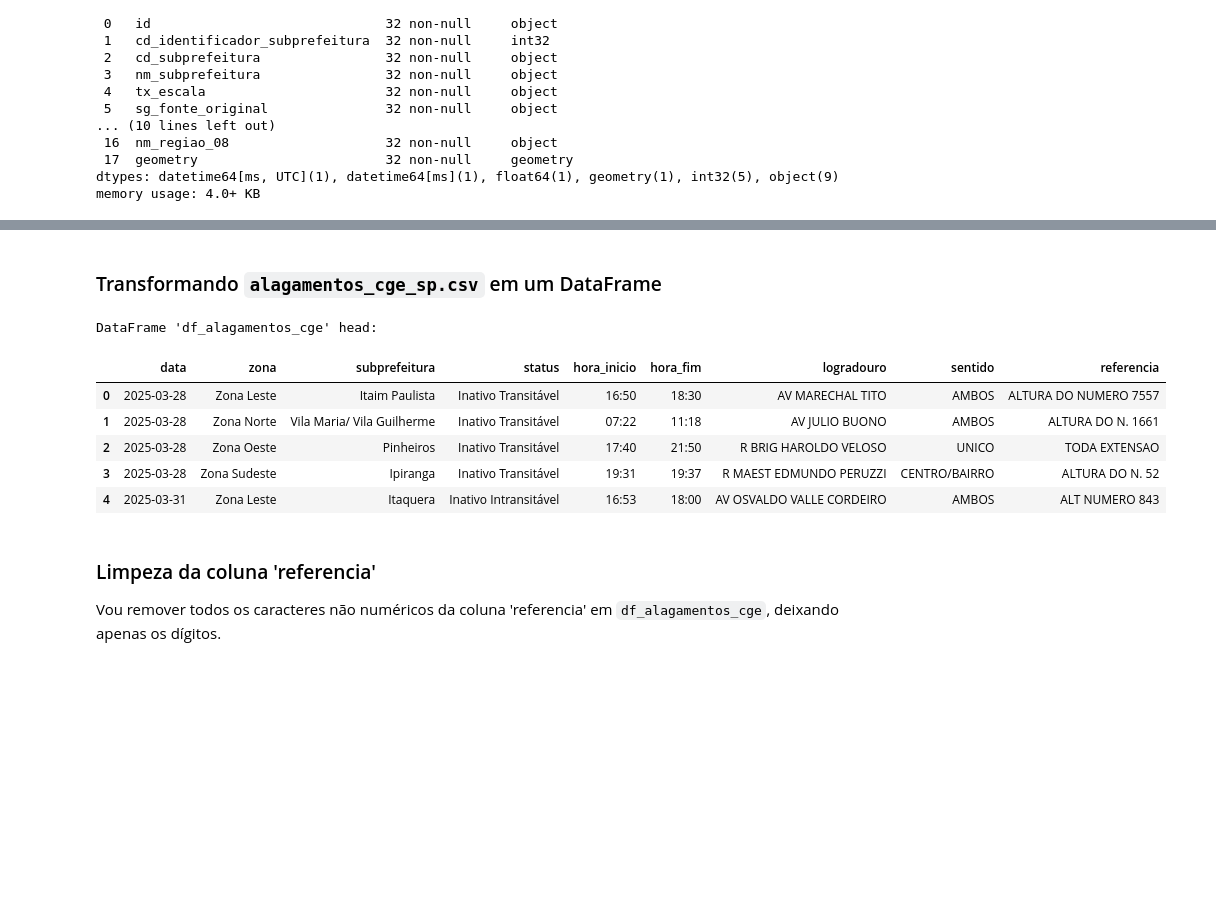
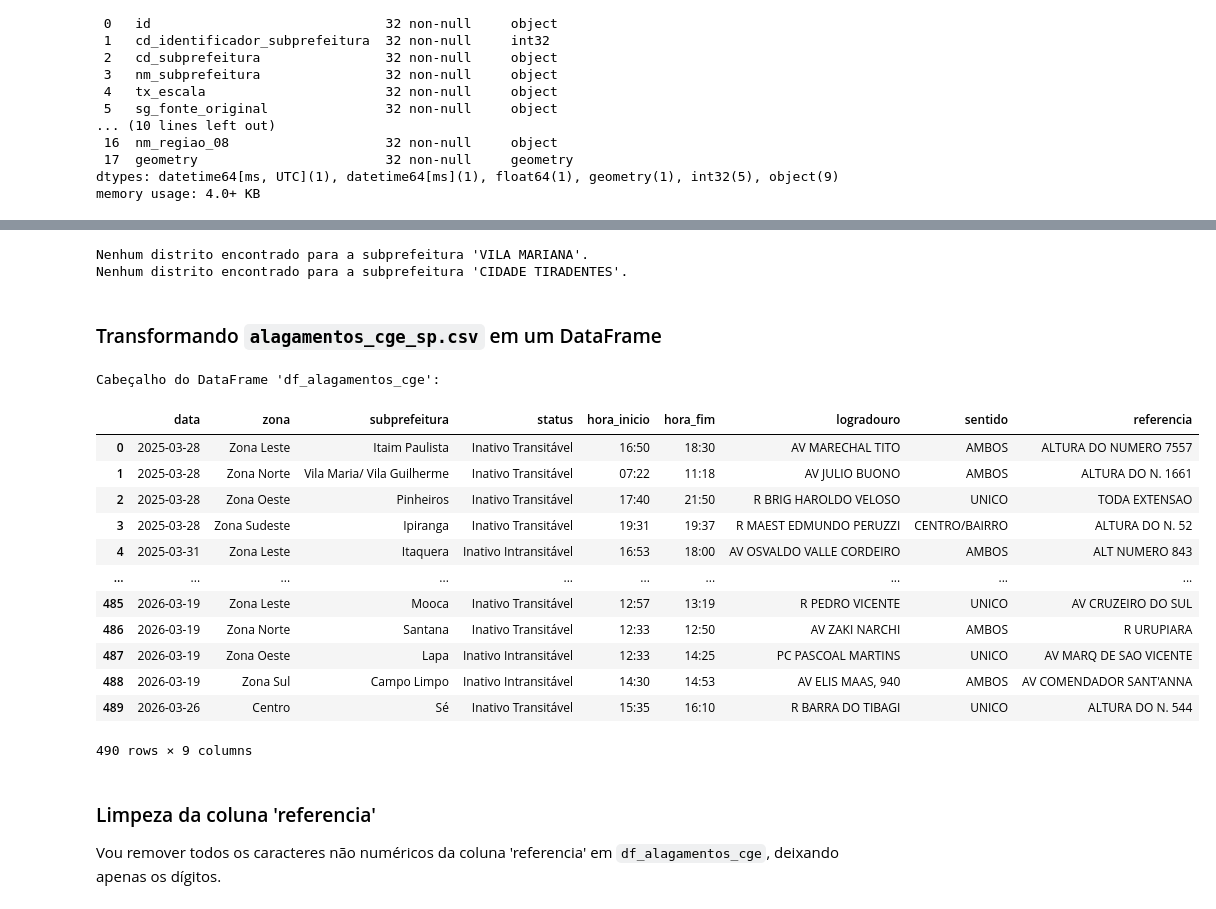
Before and after one commit to IrisPereiraC/etl, a Jupyter notebook: Conversao_GeoJSON_df_distrito_CGE.ipynb, the cells around one changed output, grey strips where cells are left out. Cells and saved outputs as stored; diff of their text form; code cells hidden in the pictures; blank space fills up the shorter version.

```diff
--- a/Conversao_GeoJSON_df_distrito_CGE.ipynb
+++ b/Conversao_GeoJSON_df_distrito_CGE.ipynb
@@ -359,21 +470,84 @@ Distritos associados com 'CIDADE TIRADENTES': ['CIDADE TIRADENTES']
+# %%
+def encontrar_distrito_pela_subprefeitura(subprefeitura_name):
+    # o nome da subprefeitura já está normalizado de df_alagamentos_cge
+
+    found_districts = []
+
+    # Itera por cada linha de df_subprefeitura_distritos
+    for index, row in df_subprefeitura_distritos.iterrows():
+        ref_subpref_name = row['nm_subprefeitura']
+        distritos = row['distritos_associados']
+
+        # Regra 1: Correspondência exata
+        if ref_subpref_name == subprefeitura_name:
+            found_districts.extend(distritos)
+            # Se uma correspondência exata for encontrada, geralmente é a melhor, então retorne imediatamente
+            return list(set(found_districts))
+
+        # Regra 2: Nome de referência começa com o nome da consulta
+        # (ex: 'SANTANA-TUCURUVI' começa com 'SANTANA')
+        if subprefeitura_name and ref_subpref_name.startswith(subprefeitura_name):
+            found_districts.extend(distritos)
+
+        # Regra 3: Nome da consulta começa com o nome de referência
+        # (ex: 'SAO-MIGUEL-PAULISTA' começa com 'SAO-MIGUEL')
+        if ref_subpref_name and subprefeitura_name.startswith(ref_subpref_name):
+            found_districts.extend(distritos)
+
+    # Retorna distritos únicos encontrados por todas as regras
+    return list(set(found_districts)) if found_districts else []
+
+# Exemplos de uso:
+subprefeitura_test = 'VILA MARIANA'
+distritos_encontrados = encontrar_distrito_pela_subprefeitura(subprefeitura_test)
+
+if distritos_encontrados:
+    print(f"Distritos associados com '{subprefeitura_test}': {distritos_encontrados}")
+else:
+    print(f"Nenhum distrito encontrado para a subprefeitura '{subprefeitura_test}'.")
+
+subprefeitura_test_2 = 'CIDADE TIRADENTES'
+distritos_encontrados_2 = encontrar_distrito_pela_subprefeitura(subprefeitura_test_2)
+
+if distritos_encontrados_2:
+    print(f"Distritos associados com '{subprefeitura_test_2}': {distritos_encontrados_2}")
+else:
+    print(f"Nenhum distrito encontrado para a subprefeitura '{subprefeitura_test_2}'.")
+# %% [output]
+Nenhum distrito encontrado para a subprefeitura 'VILA MARIANA'.
+Nenhum distrito encontrado para a subprefeitura 'CIDADE TIRADENTES'.
 # %% [markdown]
 ### Transformando `alagamentos_cge_sp.csv` em um DataFrame
 # %%
 import pandas as pd
+
+# response = s3.get_object(
+#     Bucket=bucket_name,
+#     Key="alagamentos/alagamentos_cge_sp.csv"
+# )
+
+# df_alagamentos_cge = pd.read_csv(io.BytesIO(response["Body"].read()))
 
 alagamentos_cge_file_path = '/content/alagamentos_cge_sp.csv'
 df_alagamentos_cge = pd.read_csv(alagamentos_cge_file_path)
 
-print("DataFrame 'df_alagamentos_cge' head:")
-display(df_alagamentos_cge.head())
+print("Cabeçalho do DataFrame 'df_alagamentos_cge':")
+display(df_alagamentos_cge)
 # %% [output]
-DataFrame 'df_alagamentos_cge' head:
+Cabeçalho do DataFrame 'df_alagamentos_cge':
 |  | data | zona | subprefeitura | status | hora_inicio | hora_fim | logradouro | sentido | referencia |
 | 0 | 2025-03-28 | Zona Leste | Itaim Paulista | Inativo Transitável | 16:50 | 18:30 | AV MARECHAL TITO | AMBOS | ALTURA DO NUMERO 7557 |
 | 1 | 2025-03-28 | Zona Norte | Vila Maria/ Vila Guilherme | Inativo Transitável | 07:22 | 11:18 | AV JULIO BUONO | AMBOS | ALTURA DO N. 1661 |
 | 2 | 2025-03-28 | Zona Oeste | Pinheiros | Inativo Transitável | 17:40 | 21:50 | R BRIG HAROLDO VELOSO | UNICO | TODA EXTENSAO |
 | 3 | 2025-03-28 | Zona Sudeste | Ipiranga | Inativo Transitável | 19:31 | 19:37 | R MAEST EDMUNDO PERUZZI | CENTRO/BAIRRO | ALTURA DO N. 52 |
 | 4 | 2025-03-31 | Zona Leste | Itaquera | Inativo Intransitável | 16:53 | 18:00 | AV OSVALDO VALLE CORDEIRO | AMBOS | ALT NUMERO 843 |
+| ... | ... | ... | ... | ... | ... | ... | ... | ... | ... |
+| 485 | 2026-03-19 | Zona Leste | Mooca | Inativo Transitável | 12:57 | 13:19 | R PEDRO VICENTE | UNICO | AV CRUZEIRO DO SUL |
+| 486 | 2026-03-19 | Zona Norte | Santana | Inativo Transitável | 12:33 | 12:50 | AV ZAKI NARCHI | AMBOS | R URUPIARA |
+| 487 | 2026-03-19 | Zona Oeste | Lapa | Inativo Intransitável | 12:33 | 14:25 | PC PASCOAL MARTINS | UNICO | AV MARQ DE SAO VICENTE |
+| 488 | 2026-03-19 | Zona Sul | Campo Limpo | Inativo Intransitável | 14:30 | 14:53 | AV ELIS MAAS, 940 | AMBOS | AV COMENDADOR SANT'ANNA |
+| 489 | 2026-03-26 | Centro | Sé | Inativo Transitável | 15:35 | 16:10 | R BARRA DO TIBAGI | UNICO | ALTURA DO N. 544 |
+490 rows × 9 columns
 # %% [markdown]
 ### Limpeza da coluna 'referencia'
 
```
Also changed, not shown: parts of 42 cells of this notebook.
